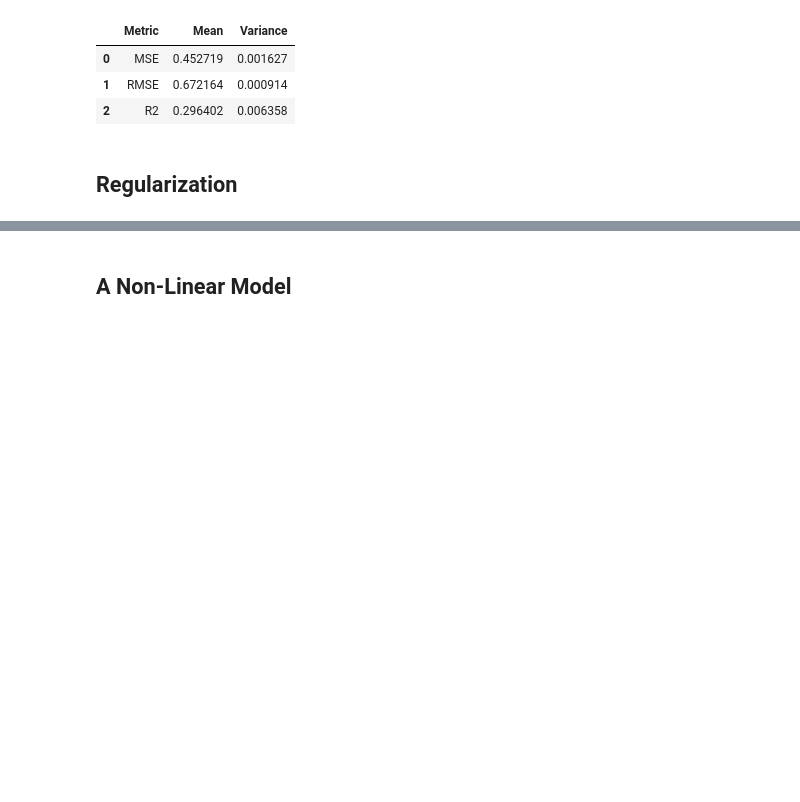
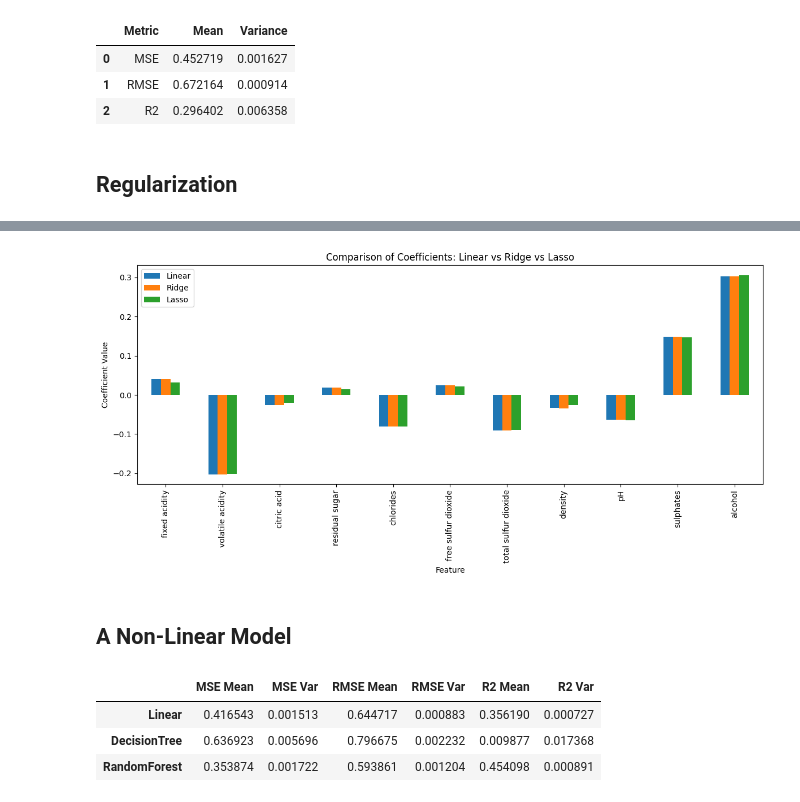
Before and after one commit to SigurdRiseth/idatg2208-assignment-1, a Jupyter notebook: notebooks/05_feature_importance_and_advanced_models.ipynb, the cells around one changed output, grey strips where cells are left out. Saved outputs shown, nothing was run; the diff lists cells and outputs as text; code cells hidden in the pictures; blank space fills up the shorter version.

```diff
--- a/notebooks/05_feature_importance_and_advanced_models.ipynb
+++ b/notebooks/05_feature_importance_and_advanced_models.ipynb
@@ -83,2 +144,64 @@ Cross-validation results (aggregated):
+# %%
+import matplotlib.pyplot as plt
+
+# Fit models (with scaling)
+lin_reg.fit(X, y)
+ridge_reg.fit(X, y)
+lasso_reg.fit(X, y)
+
+# Extract coefficients
+coef_df = pd.DataFrame({
+    "Feature": X.columns,
+    "Linear": lin_reg.named_steps["regressor"].coef_,
+    "Ridge": ridge_reg.named_steps["regressor"].coef_,
+    "Lasso": lasso_reg.named_steps["regressor"].coef_
+})
+
+# Plot coefficient comparison
+coef_df.set_index("Feature").plot(kind="bar", figsize=(12, 6))
+plt.ylabel("Coefficient Value")
+plt.title("Comparison of Coefficients: Linear vs Ridge vs Lasso")
+plt.tight_layout()
+plt.savefig("../reports/figures/coef_comparison.png",
+            bbox_inches="tight",
+            dpi=300
+            )
+plt.show()
+# %% [output]
+[figure, added]
 # %% [markdown]
 ## A Non-Linear Model
+# %%
+from sklearn.tree import DecisionTreeRegressor
+from sklearn.ensemble import RandomForestRegressor
+
+# Define models with scaling
+lin_reg = Pipeline([
+    ("scaler", StandardScaler()),
+    ("regressor", LinearRegression())
+])
+
+tree_reg = Pipeline([
+    ("scaler", StandardScaler()),  # scaling is not needed for trees, but included for consistency
+    ("regressor", DecisionTreeRegressor(random_state=42))
+])
+
+rf_reg = Pipeline([
+    ("scaler", StandardScaler()),  # scaling is not needed for forests, but included for consistency
+    ("regressor", RandomForestRegressor(n_estimators=100, random_state=42))
+])
+
+# Evaluate models
+results = {
+    "Linear": evaluate_model(lin_reg, X, y, cv),
+    "DecisionTree": evaluate_model(tree_reg, X, y, cv),
+    "RandomForest": evaluate_model(rf_reg, X, y, cv),
+}
+
+results_df = pd.DataFrame(results).T
+results_df
+# %% [output]
+|  | MSE Mean | MSE Var | RMSE Mean | RMSE Var | R2 Mean | R2 Var |
+| Linear | 0.416543 | 0.001513 | 0.644717 | 0.000883 | 0.356190 | 0.000727 |
+| DecisionTree | 0.636923 | 0.005696 | 0.796675 | 0.002232 | 0.009877 | 0.017368 |
+| RandomForest | 0.353874 | 0.001722 | 0.593861 | 0.001204 | 0.454098 | 0.000891 |
```
Also changed, not shown: parts of 2 cells of this notebook, 4 other files.
